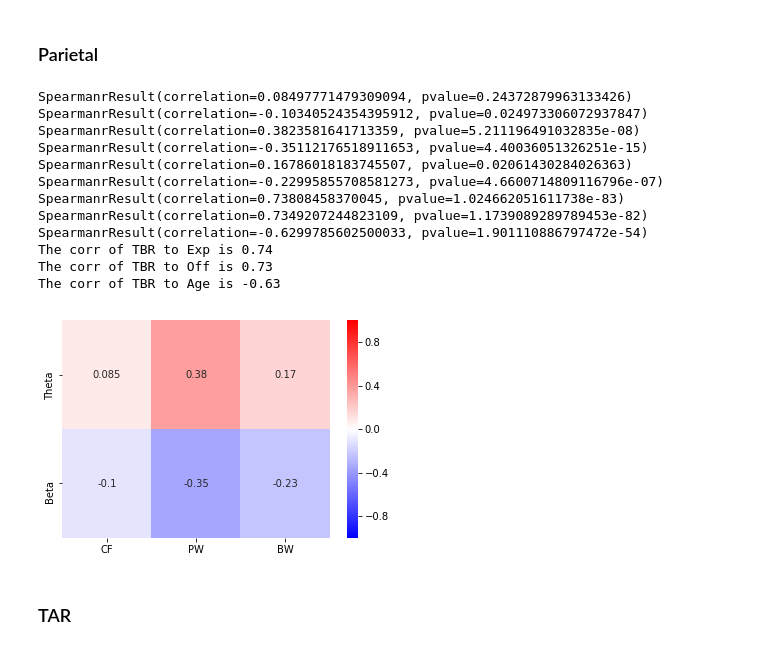
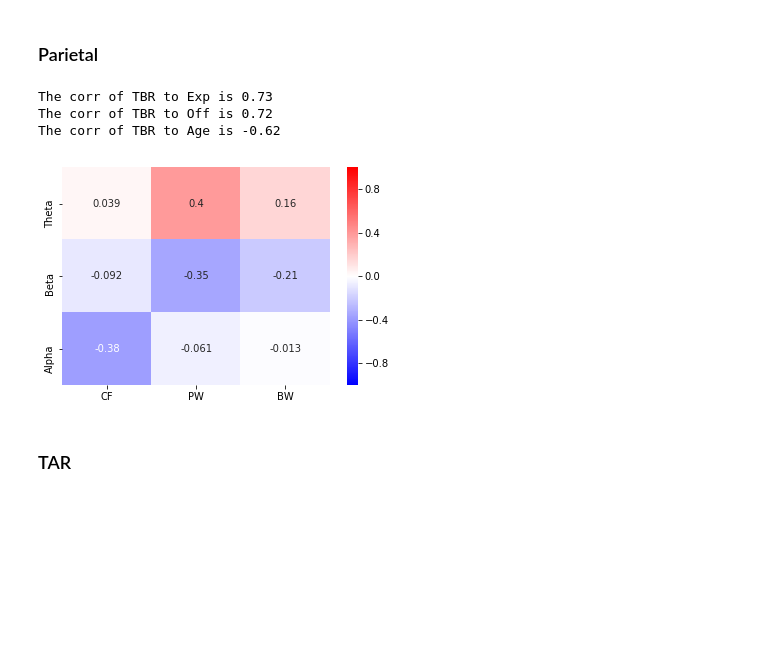
Before and after one commit to voytekresearch/BandRatios, a Jupyter notebook: notebooks/4-EEG-Dataset-Analysis.ipynb, the cells around one changed output. Cells and saved outputs as stored; diff of their text form; code cells hidden in the pictures; blank space fills up the shorter version.

```diff
--- a/notebooks/4-EEG-Dataset-Analysis.ipynb
+++ b/notebooks/4-EEG-Dataset-Analysis.ipynb
@@ -215,22 +134,13 @@ The corr of TBR to Age is -0.64
 ### Parietal
 # %%
 tbr_per, tbr_ap = param_ratio_corr(df, "TBR", ch_inds_parietal, func=nan_corr_spearman)
-plot_param_ratio_corr(tbr_per, y_labels=["Theta","Beta"], save_fig=True, file_name="TBR_corrs")
+plot_param_ratio_corr(tbr_per, y_labels=["Theta","Beta", "Alpha"], save_fig=True, file_name="Parietal_TBR_corrs")
 print_aperiodic_correlation("TBR", tbr_ap)
 # %% [output]
-SpearmanrResult(correlation=0.08497771479309094, pvalue=0.24372879963133426)
-SpearmanrResult(correlation=-0.10340524354395912, pvalue=0.024973306072937847)
-SpearmanrResult(correlation=0.3823581641713359, pvalue=5.211196491032835e-08)
-SpearmanrResult(correlation=-0.35112176518911653, pvalue=4.40036051326251e-15)
-SpearmanrResult(correlation=0.16786018183745507, pvalue=0.02061430284026363)
-SpearmanrResult(correlation=-0.22995855708581273, pvalue=4.6600714809116796e-07)
-SpearmanrResult(correlation=0.73808458370045, pvalue=1.024662051611738e-83)
-SpearmanrResult(correlation=0.7349207244823109, pvalue=1.1739089289789453e-82)
-SpearmanrResult(correlation=-0.6299785602500033, pvalue=1.901110886797472e-54)
-The corr of TBR to Exp is 0.74
-The corr of TBR to Off is 0.73
-The corr of TBR to Age is -0.63
+The corr of TBR to Exp is 0.73
+The corr of TBR to Off is 0.72
+The corr of TBR to Age is -0.62
-[figure, old version]
+[figure, new version]
 # %% [markdown]
 ### TAR
 # %% [markdown]
```
Also changed, not shown: parts of 15 cells of this notebook, 20 other files.
